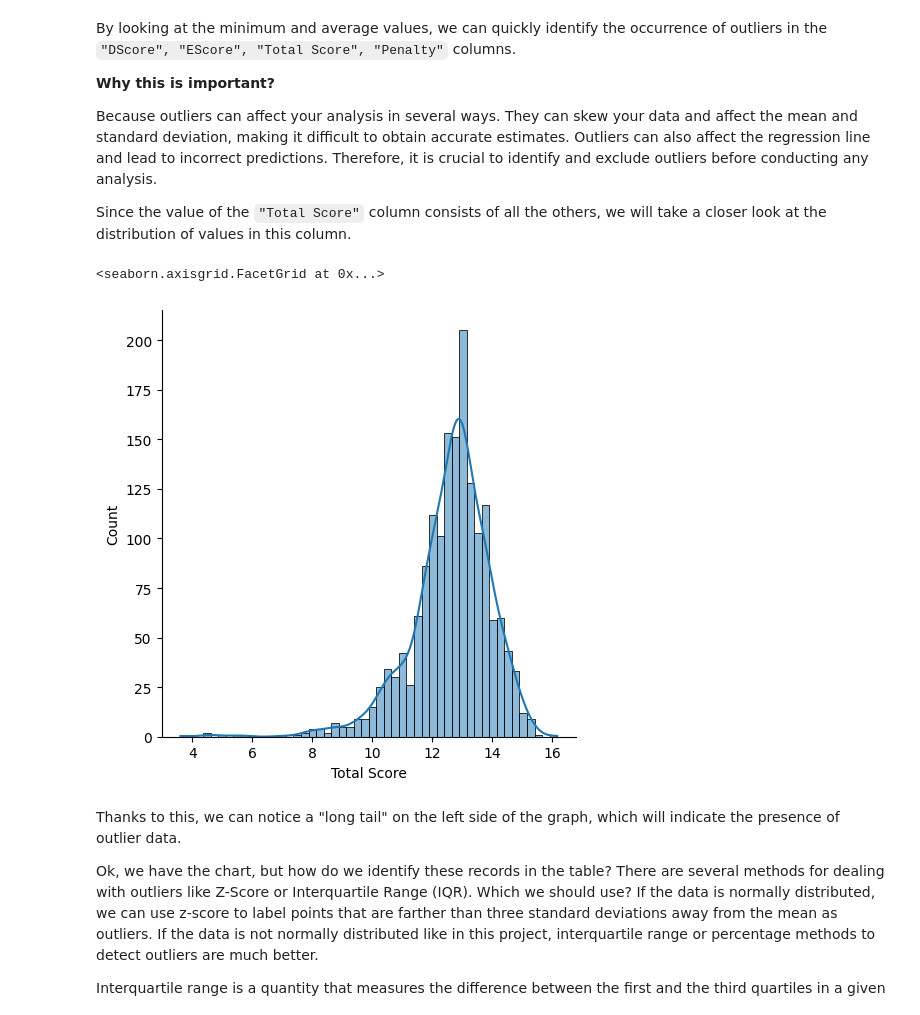
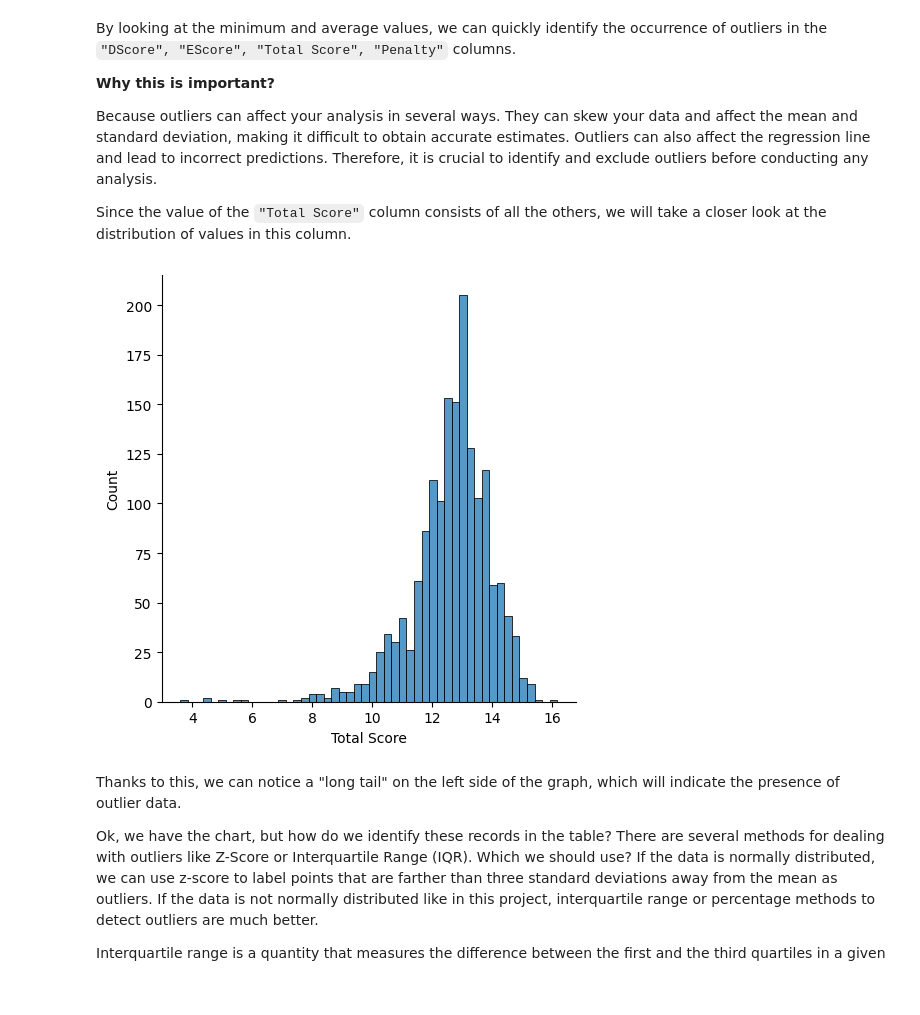
Before and after one commit to Asturn15/Gymnastics-on-GitHub, a Jupyter notebook: Project 5 - ML model in Python/Notebook project.ipynb, the cells around one changed output. Drawn from its saved outputs; the diff is of its cells as text; code cells hidden in the pictures.

```diff
--- a/Project 5 - ML model in Python/Notebook project.ipynb
+++ b/Project 5 - ML model in Python/Notebook project.ipynb
@@ -672,9 +672,8 @@ Since the value of the `"Total Score"` column consists of all the others, we wil
 # %%
 # plot dirtibution chart
-distribution = sns.displot(data = training_df['Total Score'], kde = True)
+distribution = sns.displot(data = training_df['Total Score'])
 # %% [output]
-<seaborn.axisgrid.FacetGrid at 0x...>
-[figure, old version]
+[figure, new version]
 # %% [markdown]
 Thanks to this, we can notice a "long tail" on the left side of the graph, which will indicate the presence of outlier data.
 
```
Also changed, not shown: parts of 8 cells of this notebook.
